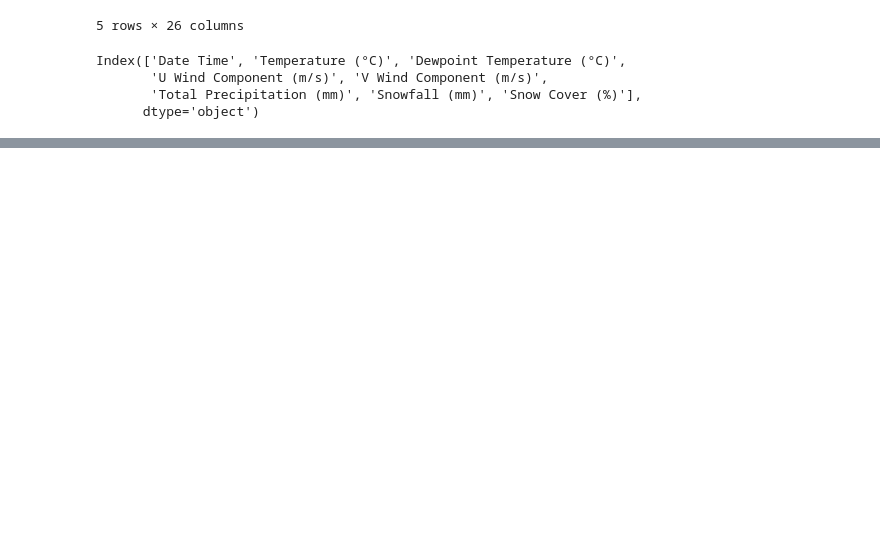
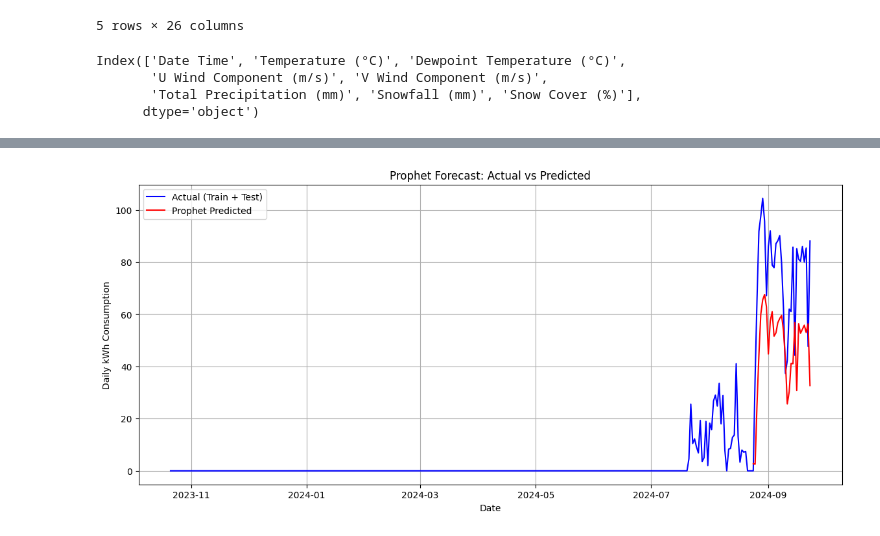
Before and after one commit to PKuntze/Watts_UP-Hydropower_Climate_Optimisation, a Jupyter notebook: EDA_and_Temporal_Aggregation_GJ.ipynb, the cells around one changed output, grey strips where cells are left out. Drawn from its saved outputs; the diff is of its cells as text; code cells hidden in the pictures; blank space fills up the shorter version.

Commit message:
Prophet Model with train/test, predict and extra month forecast

```diff
--- a/EDA_and_Temporal_Aggregation_GJ.ipynb
+++ b/EDA_and_Temporal_Aggregation_GJ.ipynb
@@ -925,21 +372,0 @@ plt.show()
-# %%
-# Prophet Model
-prophet_df = df[[target] + climate_features + device_features].reset_index().rename(columns={'date':'ds', target:'y'})
-
-prophet_train = prophet_df[prophet_df['ds'] <= '2024-08-23']
-prophet_test = prophet_df[(prophet_df['ds'] >= '2024-08-24') & (prophet_df['ds'] <= '2024-09-23')]
-
-prophet_model = Prophet(daily_seasonality=True, weekly_seasonality=True, yearly_seasonality=True)
-for col in climate_features + device_features:
-    prophet_model.add_regressor(col)
-
-prophet_model.fit(prophet_train)
-
-future_test = prophet_test[['ds'] + climate_features + device_features]
-prophet_forecast = prophet_model.predict(future_test)
-
-# Evaluate Prophet
-rmse_prophet = sqrt(mean_squared_error(prophet_test['y'], prophet_forecast['yhat']))
-mae_prophet = mean_absolute_error(prophet_test['y'], prophet_forecast['yhat'])
-print("Prophet RMSE:", rmse_prophet)
-print("Prophet MAE:", mae_prophet)
@@ -1011,0 +490,2 @@ df_climate.set_index('Date Time', inplace=True)
+# %%
+df_daily_merged = pd.read_csv('daily_merged_hydro_climate.csv')
@@ -1011,0 +504,2 @@ df_climate.set_index('Date Time', inplace=True)
+# %%
+df_daily_merged['date'] = pd.to_datetime(df_daily_merged['date'])
@@ -1011,0 +568,20 @@ df_climate.set_index('Date Time', inplace=True)
+# %%
+# Plot Actual vs Predicted
+
+plt.figure(figsize=(14,6))
+
+# Plot full actual (train + test)
+plt.plot(prophet_df['ds'], prophet_df['y'], label='Actual (Train + Test)', color='blue')
+#plt.plot(prophet_df['ds'], prophet_df['y'], label='Actual (Test)', color='green')
+
+# Plot predicted on test
+plt.plot(test['ds'], forecast_test['yhat'], label='Prophet Predicted', color='red')
+
+plt.xlabel('Date')
+plt.ylabel('Daily kWh Consumption')
+plt.title('Prophet Forecast: Actual vs Predicted')
+plt.legend()
+plt.grid(True)
+plt.show()
+# %% [output]
+[figure, added]
```
Also changed, not shown: parts of 68 cells of this notebook, 1 other file.
